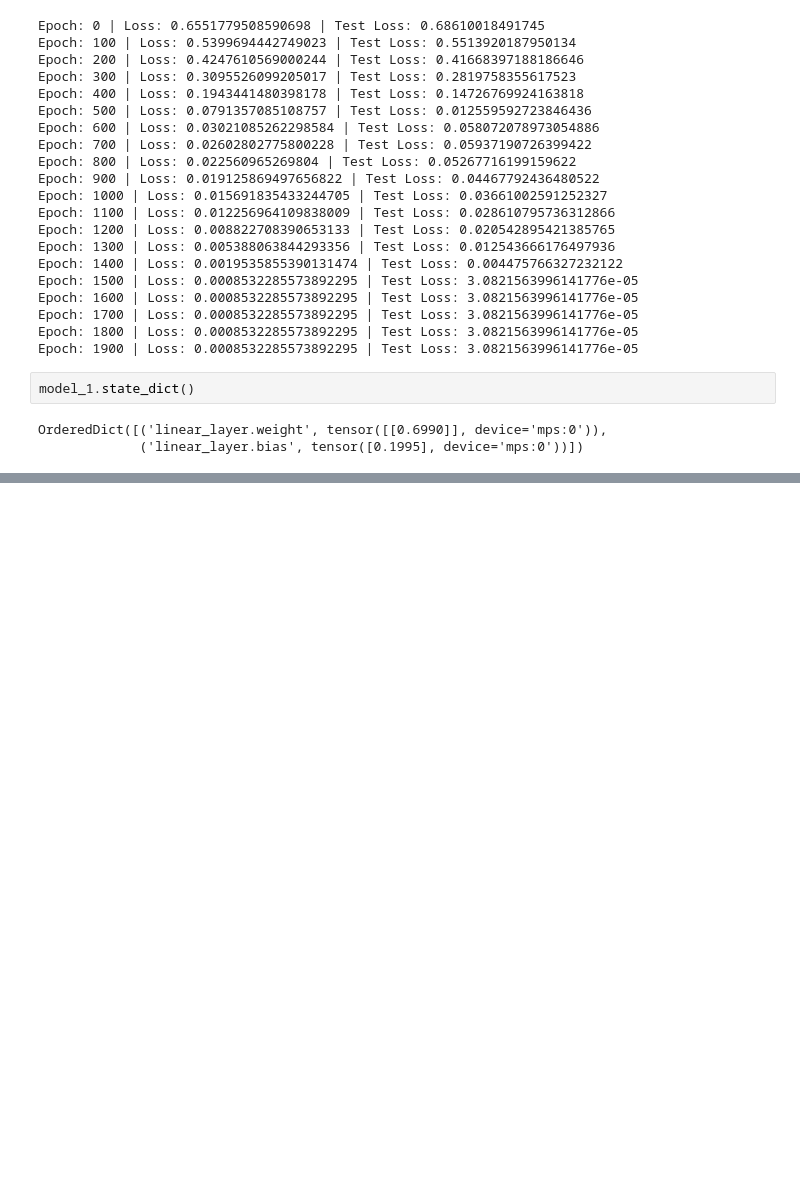
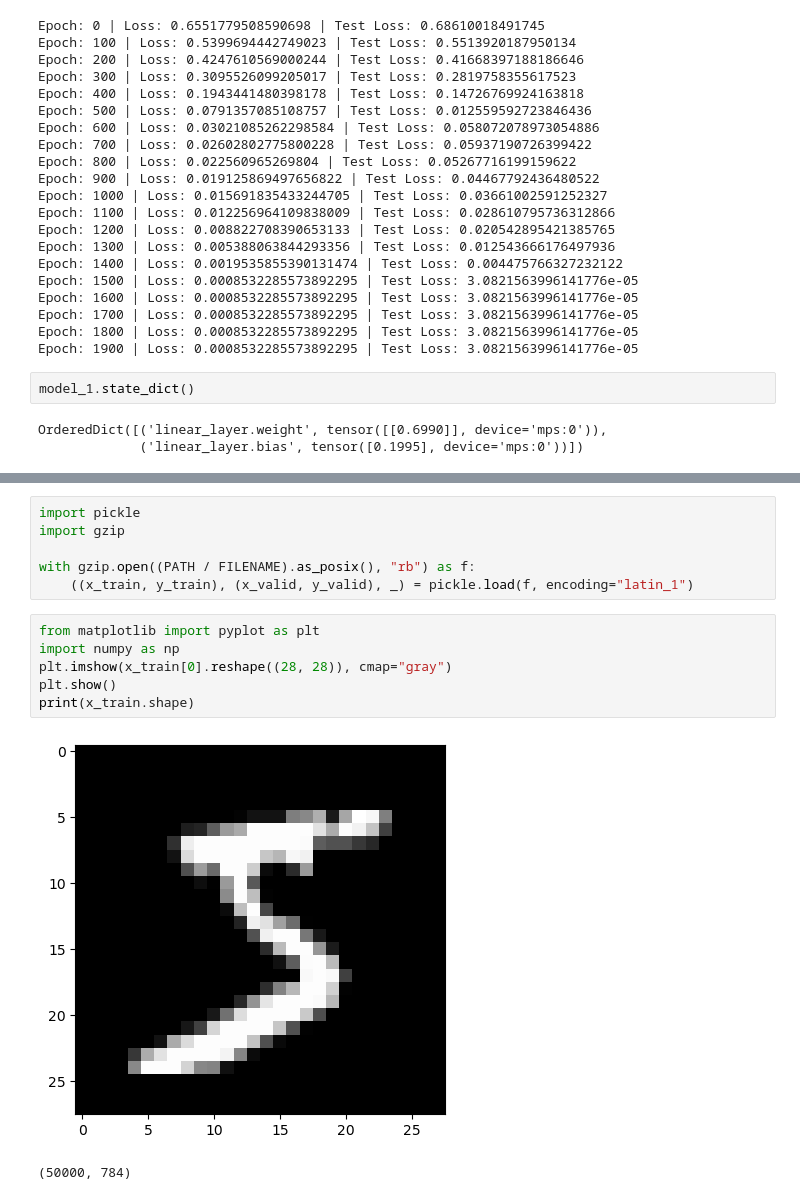
Before and after one commit to Ashes814/learn-pytorch, a Jupyter notebook: 01_pytorch_workflow.ipynb, the cells around one changed output, grey strips where cells are left out. Saved outputs shown, nothing was run; the diff lists cells and outputs as text; blank space fills up the shorter version.

```diff
--- a/01_pytorch_workflow.ipynb
+++ b/01_pytorch_workflow.ipynb
@@ -321,0 +336,15 @@ plot_predictions(predictions=y_preds.cpu())
+# %%
+import pickle
+import gzip
+
+with gzip.open((PATH / FILENAME).as_posix(), "rb") as f:
+    ((x_train, y_train), (x_valid, y_valid), _) = pickle.load(f, encoding="latin_1")
+# %%
+from matplotlib import pyplot as plt
+import numpy as np
+plt.imshow(x_train[0].reshape((28, 28)), cmap="gray")
+plt.show()
+print(x_train.shape)
+# %% [output]
+[figure, added]
+(50000, 784)
```
Also changed, not shown: parts of 15 cells of this notebook, 2 other files.
